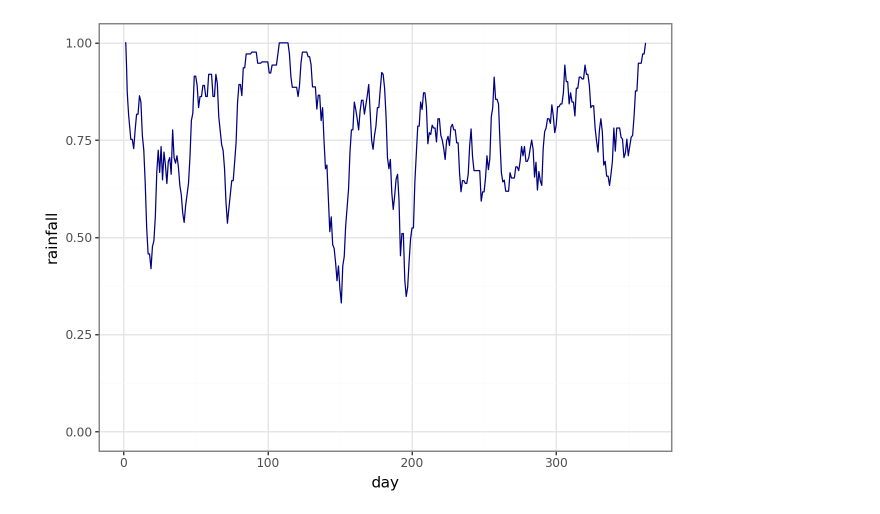
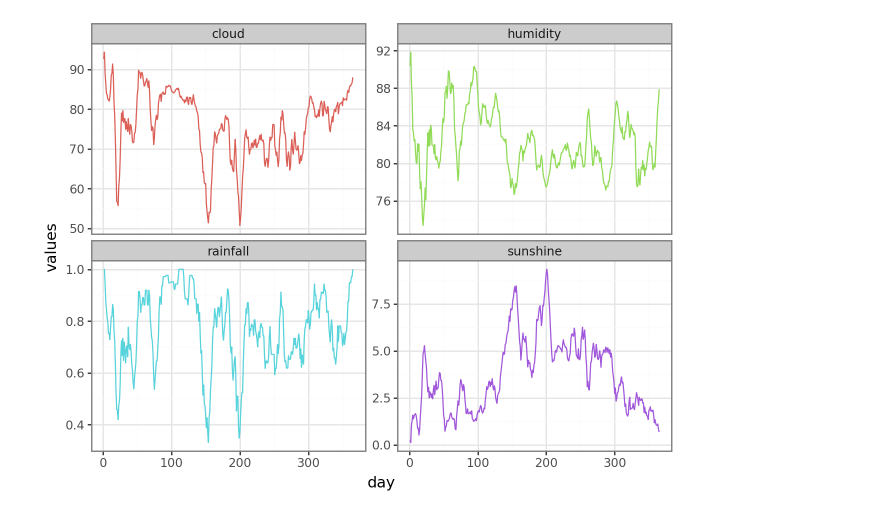
Before and after one commit to gprinciotti/kaggle, a Jupyter notebook: notebooks/playground-series-s5e3.ipynb, the cells around one changed output. Cells and saved outputs as stored; diff of their text form; code cells hidden in the pictures.

```diff
--- a/notebooks/playground-series-s5e3.ipynb
+++ b/notebooks/playground-series-s5e3.ipynb
@@ -10,14 +39,12 @@ print(df.shape)
 # %%
 from sklearn.model_selection import train_test_split
 
+target = 'rainfall'
 
-X = df.drop('rainfall', axis=1)
-y = df['rainfall']
+x = df.drop(target, axis=1)
+y = df[target]
 
-X_train, X_test, y_train, y_test = train_test_split(X, y, train_size=0.8, random_state=42)
+x_train, x_test, y_train, y_test = train_test_split(x, y, train_size=0.8, random_state=42)
 
-df_train = X_train.merge(y_train, left_index=True, right_index=True)
-df_test = X_test.merge(y_test, left_index=True, right_index=True)
-
-print(df_train.shape)
-print(df_test.shape)
+df_train = x_train.merge(y_train, left_index=True, right_index=True)
+df_test = x_test.merge(y_test, left_index=True, right_index=True)
@@ -45,22 +83,32 @@ rainfall_day_agg = (
 # %%
 def rolling_average(df, x, y, window = 7):
-    rolling_avg = (
+
+    grouped_df = (
         df
         .groupby(x, as_index=False)
-        .agg({y: 'mean'})
-        .rolling(window=window, min_periods=1).mean()
+        .agg({var: 'mean' for var in y})
     )
 
-    return rolling_avg
+    rolling_avg = grouped_df.copy()
 
-rainfall_day_agg = rolling_average(df_train, 'day', 'rainfall', window=7)
+    rolling_avg[y] = (
+        grouped_df[y]
+        .rolling(window=window, min_periods=1)
+        .mean()
+    )
+
+    melted_rolling_avg = rolling_avg.melt(id_vars=x, var_name='variables', value_name='values')
+
+    return melted_rolling_avg
+
+time_series = rolling_average(df_train, 'day', ['rainfall', 'humidity', 'cloud', 'sunshine'], window=7)
 
 (
-    ggplot(rainfall_day_agg)
-    + aes(x='day', y='rainfall')
-    + geom_line(color='navy')
-    + scale_y_continuous(limits=(0, 1))
+    ggplot(time_series)
+    + aes(x='day', y='values', colour='variables')
+    + geom_line(show_legend=False)
+    + facet_wrap('variables', scales='free_y')
     + theme_bw()
 )
 # %% [output]
-[figure, old version]
+[figure, new version]
```
Also changed, not shown: parts of 14 cells of this notebook, 2 other files.
